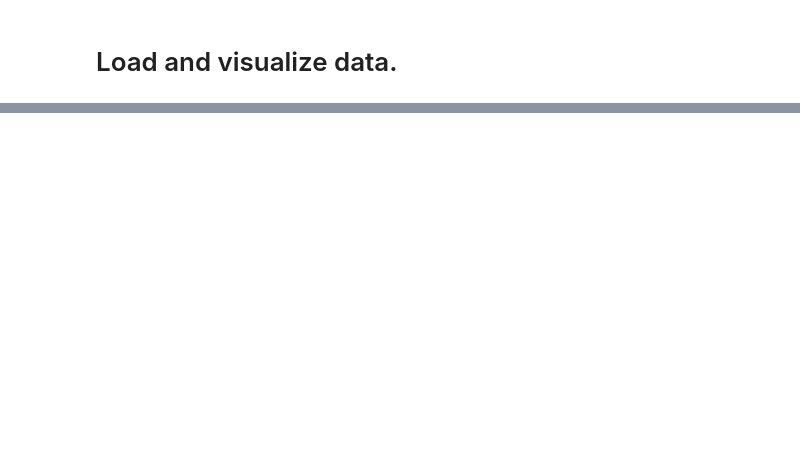
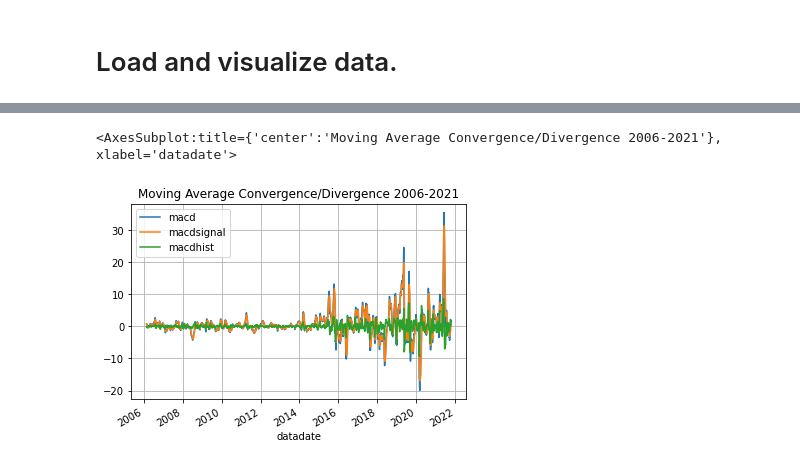
Before and after one commit to clarah2/stock-trading, a Jupyter notebook: data visualization.ipynb, the cells around one changed output, grey strips where cells are left out. Saved outputs shown, nothing was run; the diff lists cells and outputs as text; code cells hidden in the pictures; blank space fills up the shorter version.

```diff
--- a/data visualization.ipynb
+++ b/data visualization.ipynb
@@ -45,0 +75,5 @@ coke_data.plot('datadate', 'prccd', title='Coke closing stock price from 2006-20
+# %%
+coke_data.plot('datadate', ['macd', 'macdsignal', 'macdhist'], title='Moving Average Convergence/Divergence 2006-2021', grid=True)
+# %% [output]
+<AxesSubplot:title={'center':'Moving Average Convergence/Divergence 2006-2021'}, xlabel='datadate'>
+[figure, added]
```
Also changed, not shown: parts of 12 cells of this notebook.
